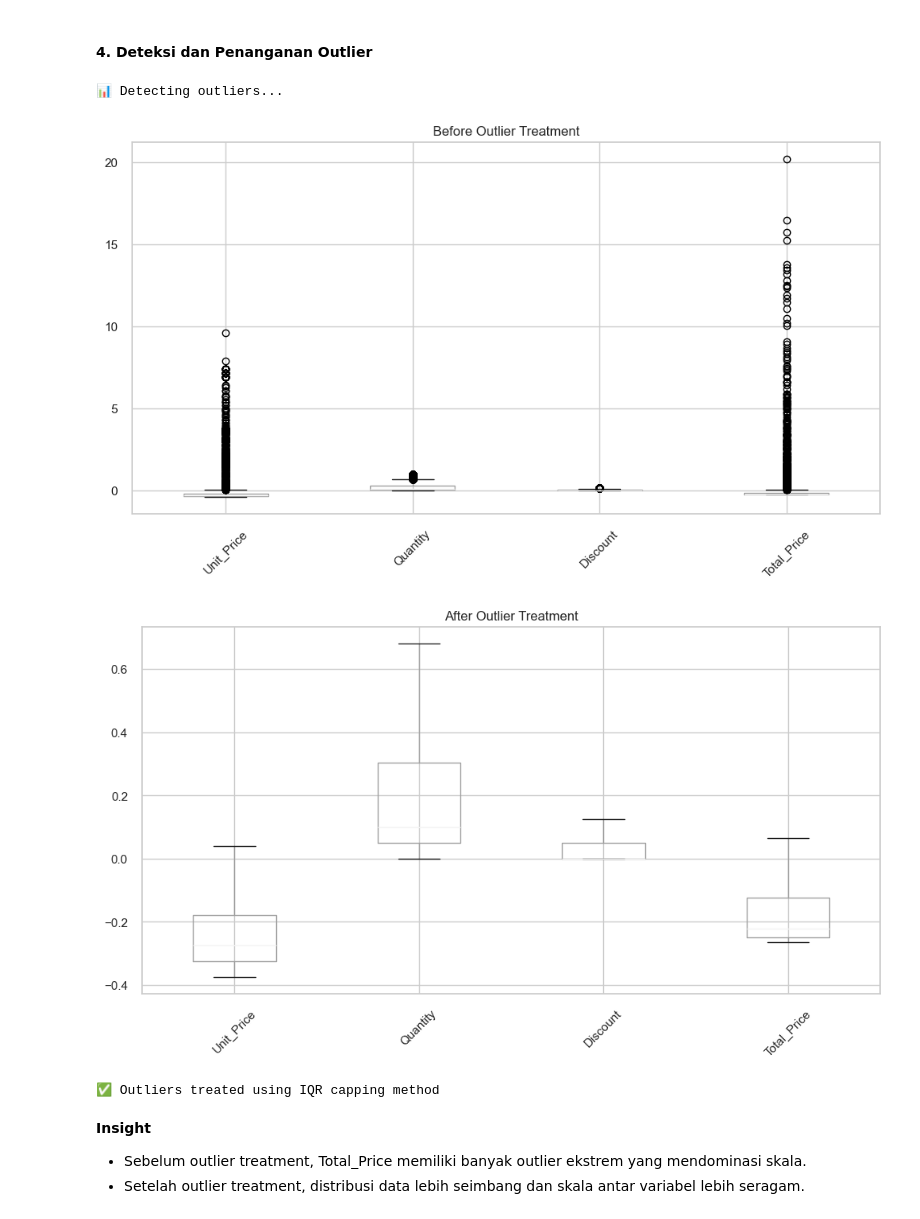
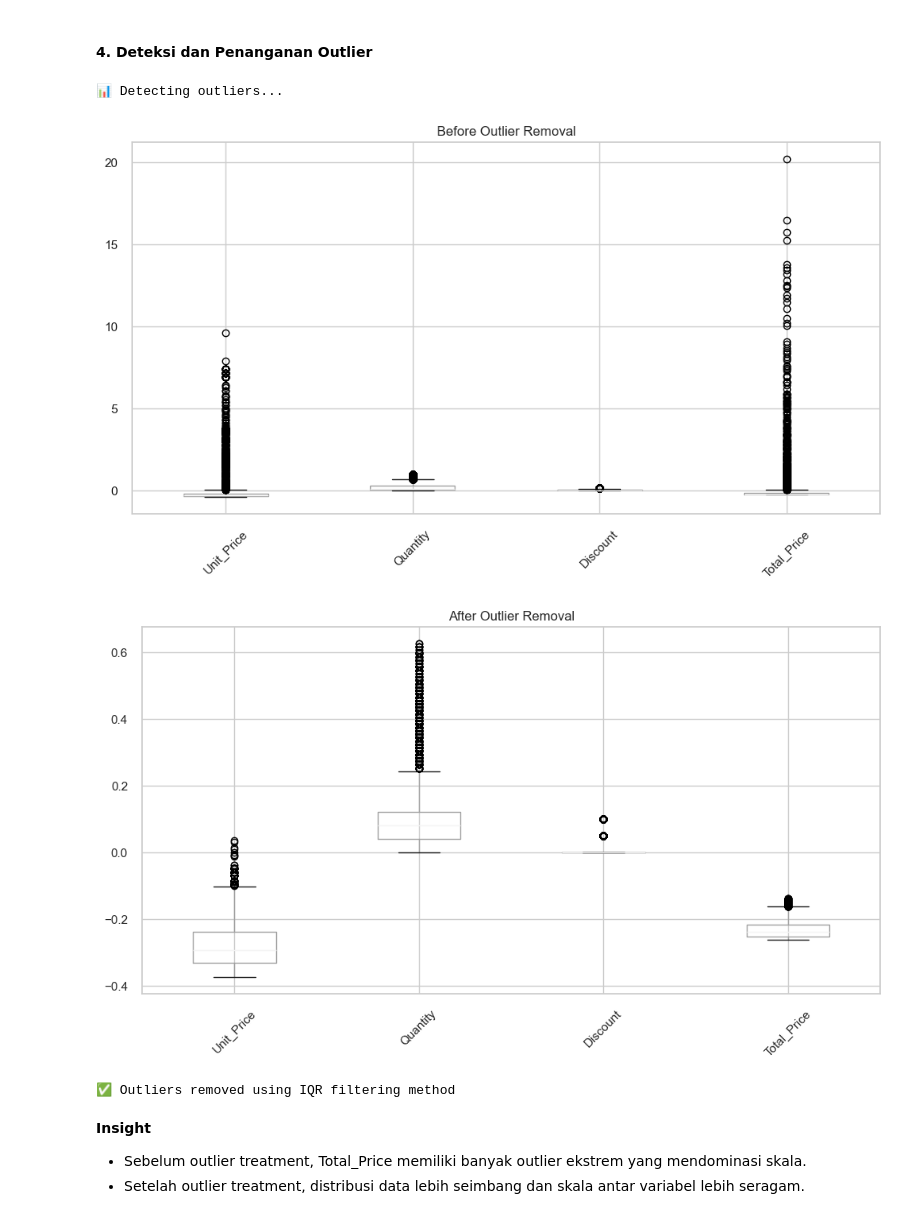
Before and after one commit to echaan/Beverage-Sales-ML, a Jupyter notebook: [Clustering]_Submission_Akhir_BMLP_M. Eric Chaniago.ipynb, the cells around one changed output. Saved outputs shown, nothing was run; the diff lists cells and outputs as text; code cells hidden in the pictures.

```diff
--- a/[Clustering]_Submission_Akhir_BMLP_M. Eric Chaniago.ipynb
+++ b/[Clustering]_Submission_Akhir_BMLP_M. Eric Chaniago.ipynb
@@ -469,40 +469,41 @@ df_cleaned = df_standardized.copy()
 numerical_cols = ['Unit_Price', 'Quantity', 'Discount',
                  'Total_Price']
 # %%
-# OUTLIER DETECTION & TREATMENT
-# =================================
+# OUTLIER DETECTION & REMOVAL
+# ===========================
 print("📊 Detecting outliers...")
 
 # Before treatment
 plt.figure(figsize=(12,6))
 df_cleaned[numerical_cols].boxplot()
-plt.title('Before Outlier Treatment')
+plt.title('Before Outlier Removal')
 plt.xticks(rotation=45)
 plt.show()
 
-# IQR Method
+# IQR Method - Removing Outliers
 for col in numerical_cols:
     Q1 = df_cleaned[col].quantile(0.25)
     Q3 = df_cleaned[col].quantile(0.75)
     IQR = Q3 - Q1
     lower_bound = Q1 - 1.5 * IQR
     upper_bound = Q3 + 1.5 * IQR
 
-    df_cleaned[col] = np.clip(df_cleaned[col], lower_bound, upper_bound)
+    # Hapus baris yang memiliki outlier di kolom ini
+    df_cleaned = df_cleaned[(df_cleaned[col] >= lower_bound) & (df_cleaned[col] <= upper_bound)]
 
 # After treatment
 plt.figure(figsize=(12,6))
 df_cleaned[numerical_cols].boxplot()
-plt.title('After Outlier Treatment')
+plt.title('After Outlier Removal')
 plt.xticks(rotation=45)
 plt.show()
 
-print("✅ Outliers treated using IQR capping method")
+print("✅ Outliers removed using IQR filtering method")
 # %% [output]
 📊 Detecting outliers...
 [figure]
-[figure, old version]
+[figure, new version]
-✅ Outliers treated using IQR capping method
+✅ Outliers removed using IQR filtering method
 # %% [markdown]
 **Insight**
 - Sebelum outlier treatment, Total_Price memiliki banyak outlier ekstrem yang mendominasi skala.
```
Also changed, not shown: parts of 7 cells of this notebook.
